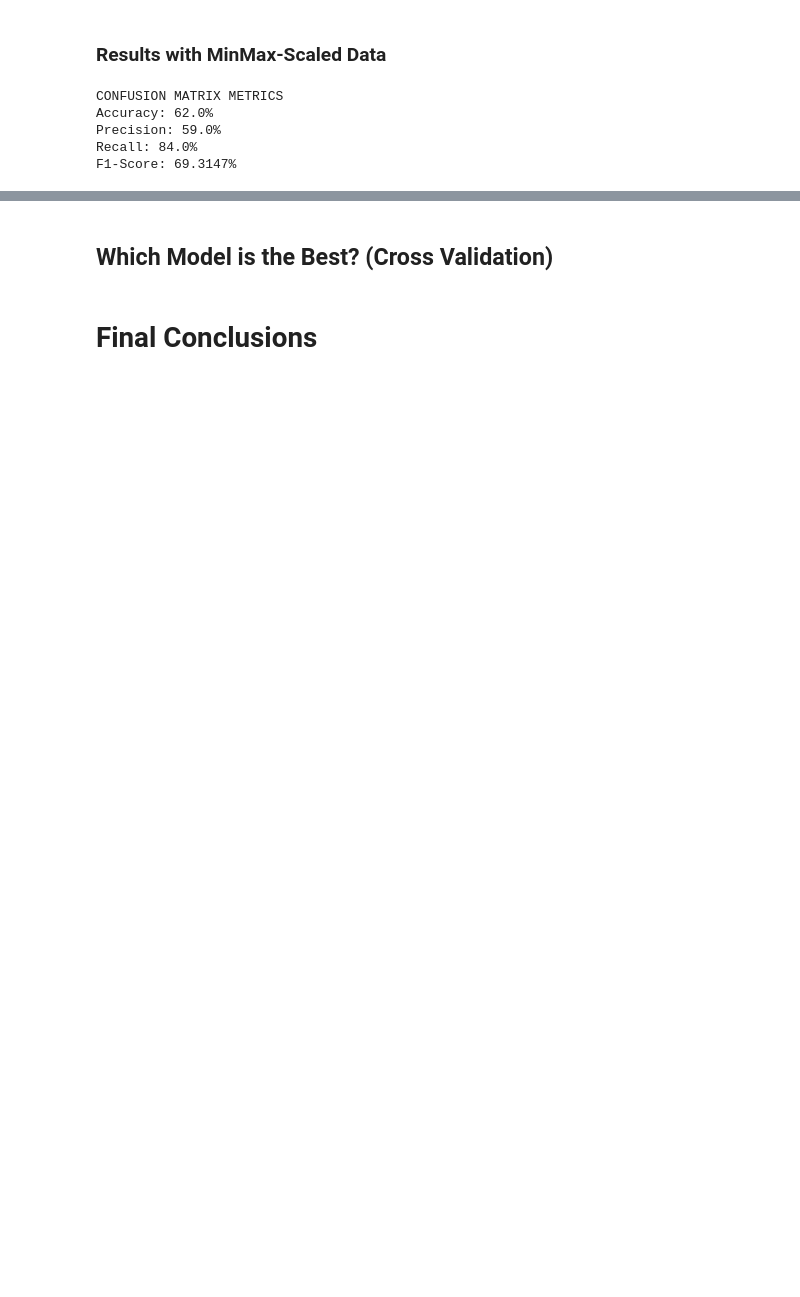
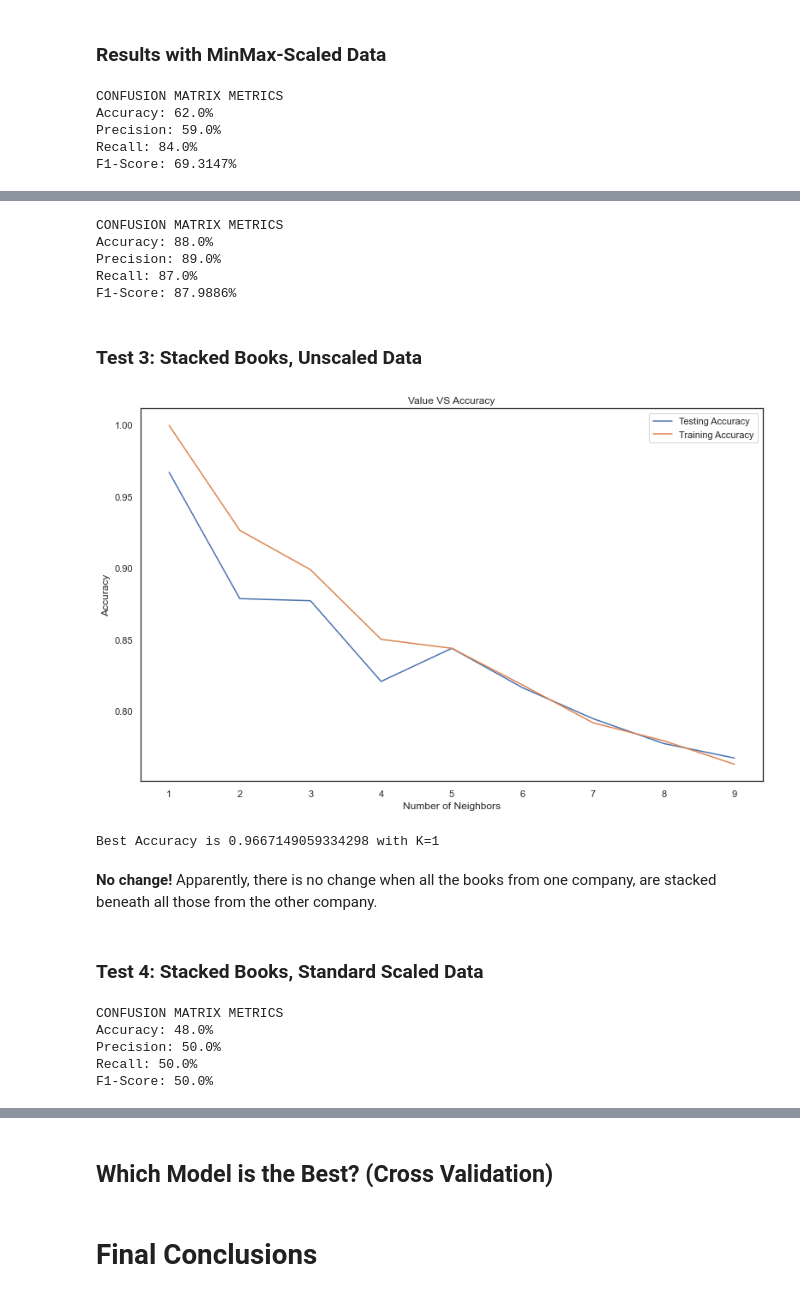
Before and after one commit to UPstartDeveloper/bookstore-classifier, a Jupyter notebook: classifications.ipynb, the cells around one changed output, grey strips where cells are left out. Cells and saved outputs as stored; diff of their text form; code cells hidden in the pictures; blank space fills up the shorter version.

```diff
--- a/classifications.ipynb
+++ b/classifications.ipynb
@@ -471,7 +477,8 @@ At this point, is unclear from which of the two DataFrames that the outliers hav
 if len(amzn_df.all().iloc[:]) == len(fp_df.all().iloc[:]):
     print('Classes are still balanced!')
 
-# reinitializing the combined df
+# reinitializing the combined dfs
+all_books_stacked = collect_rows(amzn_df, fp_df, True)
 all_books_mixed = collect_rows(amzn_df, fp_df, False)
 # %% [output]
 Classes are still balanced!
@@ -811,0 +925,28 @@ There appears to be no significant difference between what kind of algorithm is
+# %%
+execute_knn(mixed_scaled, 1)
+# %% [output]
+CONFUSION MATRIX METRICS
+Accuracy: 88.0%
+Precision: 89.0%
+Recall: 87.0%
+F1-Score: 87.9886%
+# %% [markdown]
+### Test 3: Stacked Books, Unscaled Data
+# %%
+determine_num_neighbors(stacked_unscaled['X_train'], stacked_unscaled['y_train'])
+# %% [output]
+[figure, added]
+Best Accuracy is 0.9667149059334298 with K=1
+# %% [markdown]
+**No change!**
+Apparently, there is no change when all the books from one company, are stacked beneath all those from the other company.
+# %% [markdown]
+### Test 4: Stacked Books, Standard Scaled Data
+# %%
+execute_knn(stacked_scaled, 1)
+# %% [output]
+CONFUSION MATRIX METRICS
+Accuracy: 48.0%
+Precision: 50.0%
+Recall: 50.0%
+F1-Score: 50.0%
```
Also changed, not shown: parts of 27 cells of this notebook, 2 other files.
